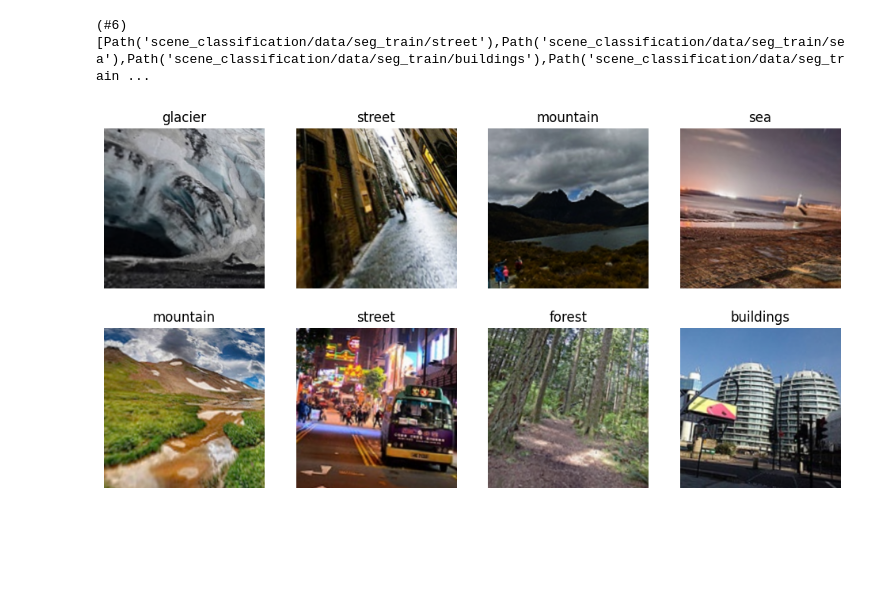
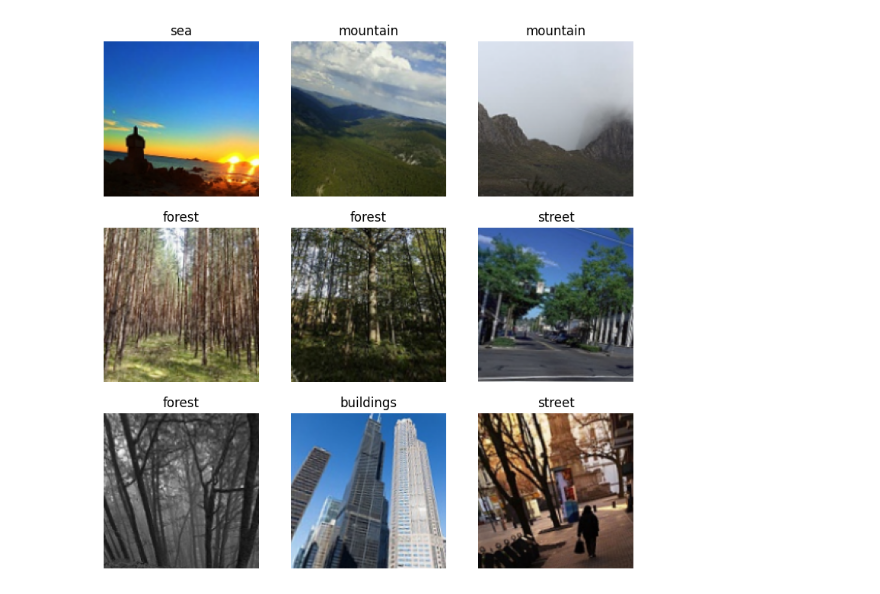
Before and after one commit to dnth/fastdup-manage-clean-curate-blogpost, a Jupyter notebook: train.ipynb, the cells around one changed output. Saved outputs shown, nothing was run; the diff lists cells and outputs as text; code cells hidden in the pictures; blank space fills up the shorter version.

```diff
--- a/train.ipynb
+++ b/train.ipynb
@@ -5,4 +2,0 @@ path = Path('./scene_classification/data/seg_train/')
-# %%
-path.ls()
-# %% [output]
-(#6) [Path('scene_classification/data/seg_train/street'),Path('scene_classification/data/seg_train/sea'),Path('scene_classification/data/seg_train/buildings'),Path('scene_classification/data/seg_train ...
@@ -16,7 +3,7 @@ block = DataBlock(
-# %%
-
-loaders = block.dataloaders(path)
-loaders.train.show_batch(max_n=8, nrows=2)
-# %% [output]
-[figure, removed]
+# %%
+path = Path('./scene_classification/data/')
+dls = ImageDataLoaders.from_folder(path, train='train_set', valid='valid_set', item_tfms=[Resize(150)], batch_tfms=aug_transforms(mult=1.5, size=150, min_scale=0.75))
+dls.show_batch()
+# %% [output]
+[figure, added]
 # %%
```
Also changed, not shown: parts of 7 cells of this notebook, 3 other files.
